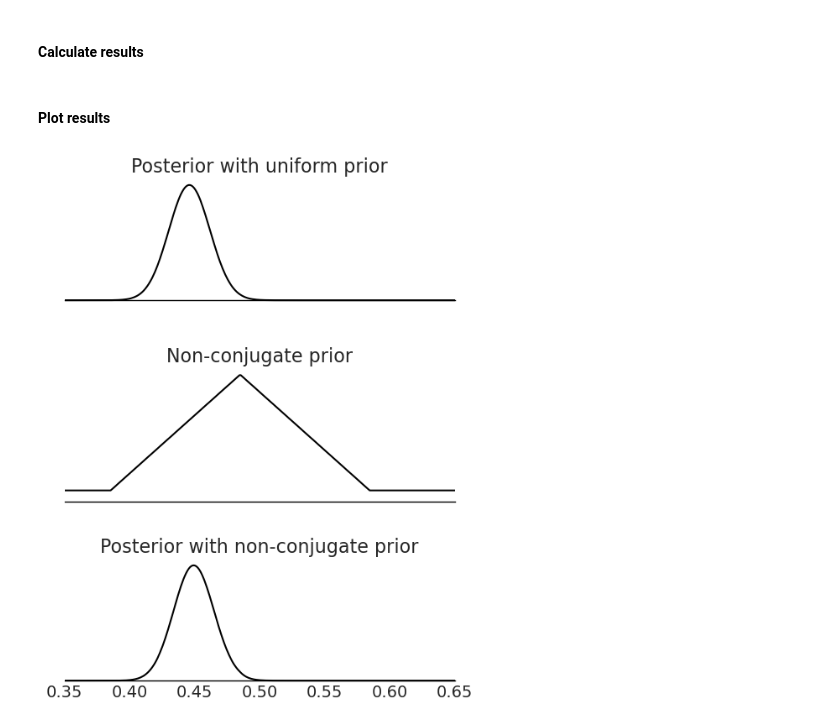
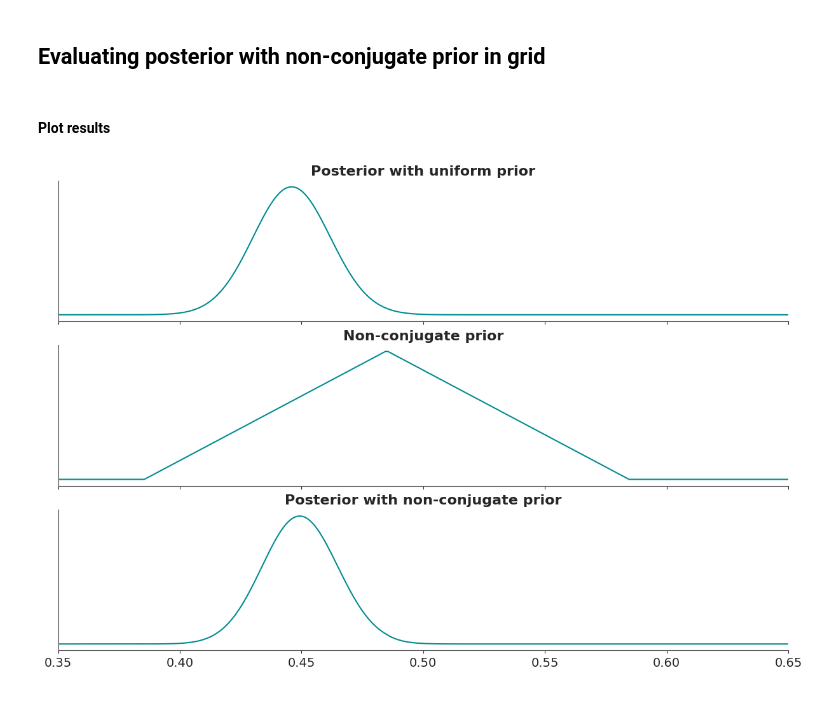
Before and after one commit to avehtari/BDA_py_demos, a Jupyter notebook: demos_ch2/demo2_4.ipynb, the cells around one changed output. Saved outputs shown, nothing was run; the diff lists cells and outputs as text; code cells hidden in the pictures.

```diff
--- a/demos_ch2/demo2_4.ipynb
+++ b/demos_ch2/demo2_4.ipynb
@@ -34,2 +8,0 @@ az.style.use("arviz-grayscale")
-# %% [markdown]
-#### Calculate results
@@ -36,5 +15,7 @@ az.style.use("arviz-grayscale")
+# %% [markdown]
+## Evaluating posterior with non-conjugate prior in grid
 # %%
-# data (437,543)
+# data
 a = 437
 b = 543
 
@@ -48,51 +29,38 @@ pp = np.ones(nx)
 ascent = (0.385 <= x) & (x <= 0.485)
 descent = (0.485 <= x) & (x <= 0.585)
 pm = 11
-pp[ascent] = np.linspace(1, pm, np.count_nonzero(ascent))
-pp[descent] = np.linspace(pm, 1, np.count_nonzero(descent))
+pp[ascent] = np.linspace(1, pm, ascent.sum())
+pp[descent] = np.linspace(pm, 1, descent.sum())
 # normalize the prior
 pp /= np.sum(pp)
 
-# unnormalised non-conjugate posterior in grid
-po = beta.pdf(x, a, b)*pp
+# unnormalized non-conjugate posterior in grid
+po = pz.Beta(a, b).pdf(x) * pp
 po /= np.sum(po)
 # cumulative
 pc = np.cumsum(po)
 
 # inverse-cdf sampling
 # get n uniform random numbers from [0,1]
-n = 10000
+n = 10_000
 r = np.random.rand(n)
-# map each r into corresponding grid point x:
-# [0, pc[0]) map into x[0] and [pc[i-1], pc[i]), i>0, map into x[i]
-rr = x[np.sum(pc[:,np.newaxis] < r, axis=0)]
+# Map each uniform random number r to its corresponding x value
+# by finding the first index where r <= pc (inverse-CDF sampling)
+rr = x[np.searchsorted(pc, r)]
 # %% [markdown]
 #### Plot results
 # %%
 # plot 3 subplots
-fig, axes = plt.subplots(nrows=3, ncols=1, sharex=True, figsize=(6, 8), constrained_layout=False)
-# show only x-axis
-plot_tools.modify_axes.only_x(axes)
-# manually adjust spacing
-fig.subplots_adjust(hspace=0.5)
+_, axes = plt.subplots(3, 1, sharex=True, figsize=(12, 8))
 
-# posterior with uniform prior Beta(1,1)
-axes[0].plot(x, beta.pdf(x, a+1, b+1))
-axes[0].set_title('Posterior with uniform prior')
-
-# non-conjugate prior
-axes[1].plot(x, pp)
-axes[1].set_title('Non-conjugate prior')
-
-# posterior with non-conjugate prior
-axes[2].plot(x, po)
-axes[2].set_title('Posterior with non-conjugate prior')
-
-# cosmetics
-#for ax in axes:
-#    ax.set_ylim((0, ax.get_ylim()[1]))
+for pdf, title, ax in zip((pz.Beta(a+1, b+1).pdf(x),pp, po),
+                        ('Posterior with uniform prior', 'Non-conjugate prior', 'Posterior with non-conjugate prior'),
+                        axes.ravel()):
+    ax.plot(x, pdf)
+    ax.set_title(title)
+    ax.set_yticks([])
 
 # set custom x-limits
 axes[0].set_xlim((0.35, 0.65));
 # %% [output]
-[figure, old version]
+[figure, new version]
```
Also changed, not shown: parts of 8 cells of this notebook, 2 other files.
